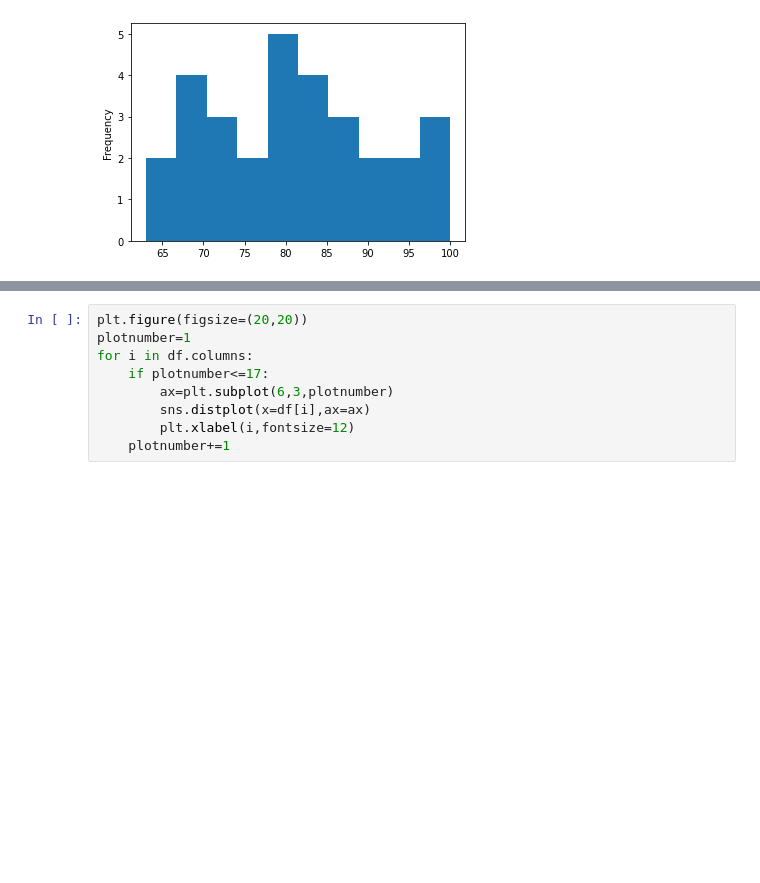
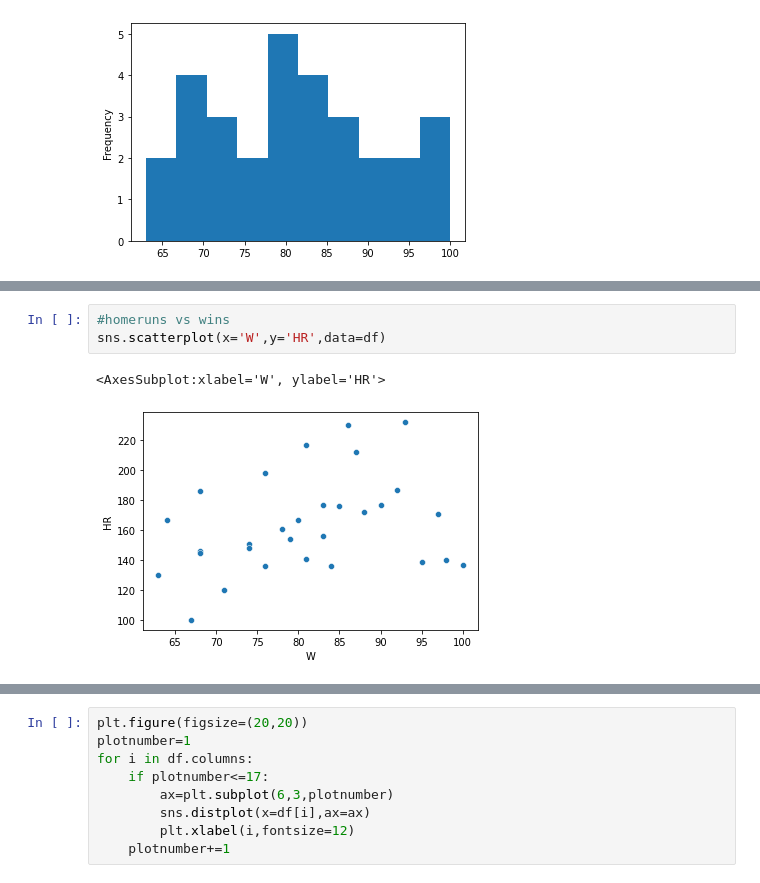
Before and after one commit to miteshk01/Projects, a Jupyter notebook: Evaluation Project/Baseball Case Study.ipynb, the cells around one changed output, grey strips where cells are left out. Drawn from its saved outputs; the diff is of its cells as text; blank space fills up the shorter version.

```diff
--- a/Evaluation Project/Baseball Case Study.ipynb
+++ b/Evaluation Project/Baseball Case Study.ipynb
@@ -122,0 +129,6 @@ df.W.plot.hist()
+# %%
+#homeruns vs wins
+sns.scatterplot(x='W',y='HR',data=df)
+# %% [output]
+<AxesSubplot:xlabel='W', ylabel='HR'>
+[figure, added]
```
Also changed, not shown: parts of 40 cells of this notebook.
